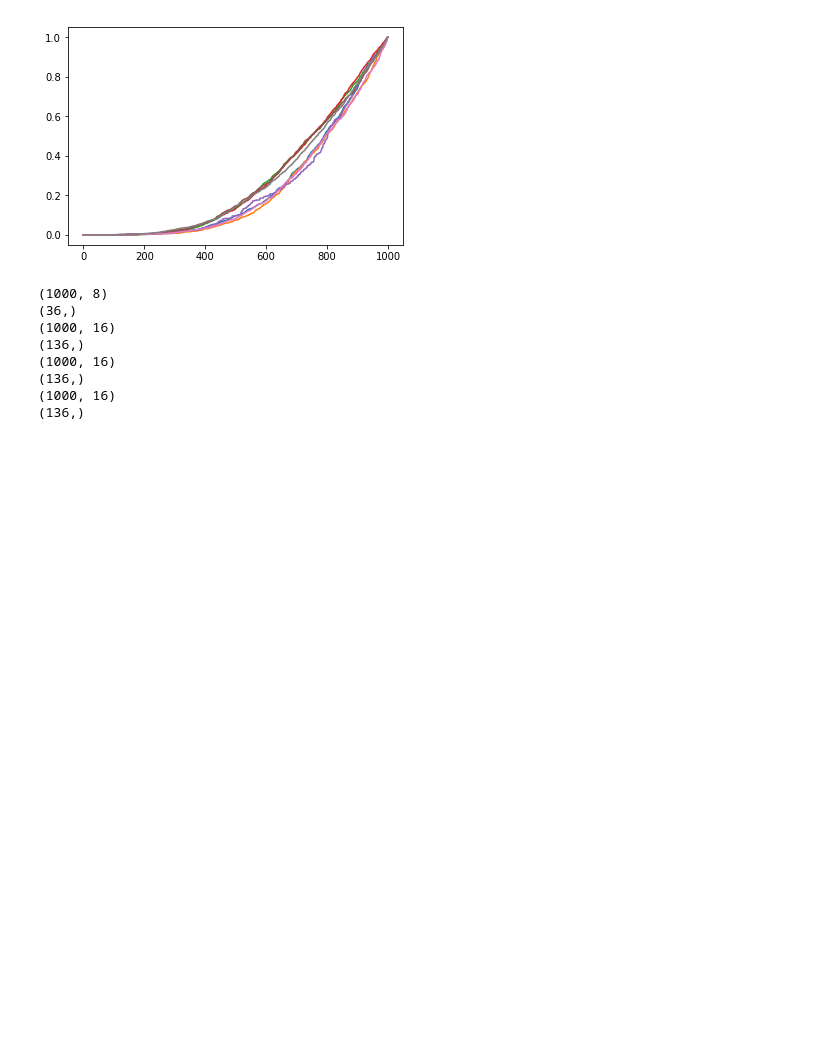
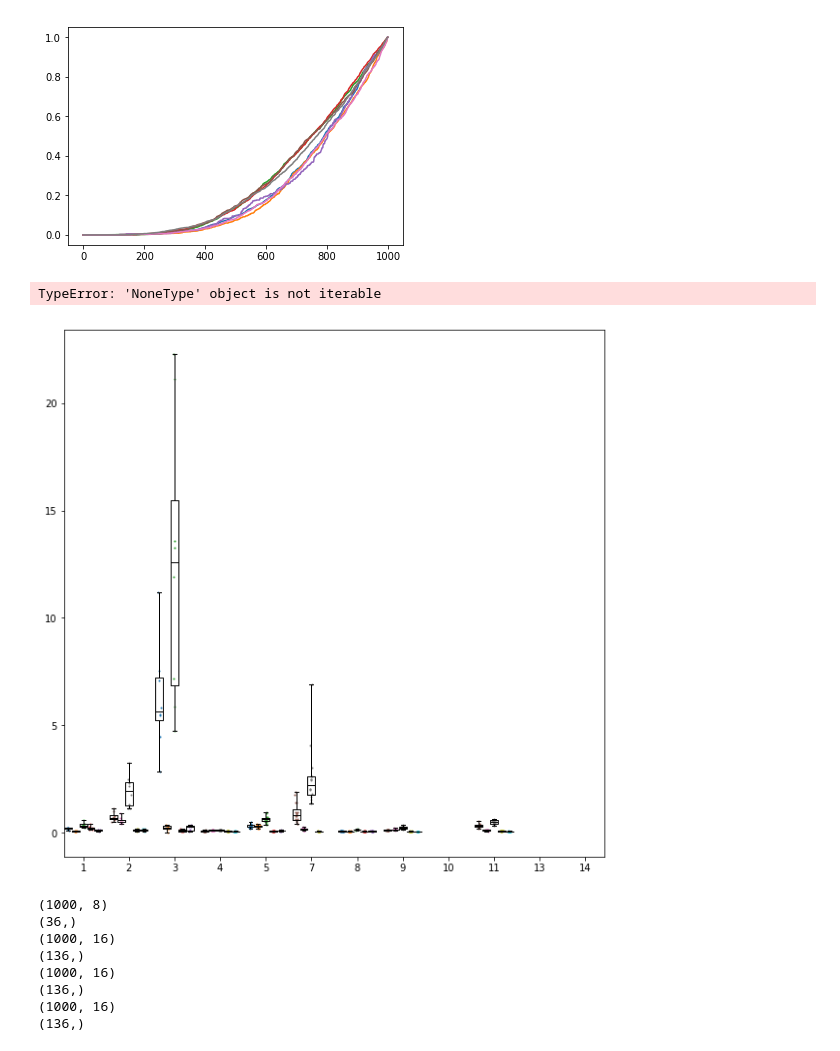
Before and after one commit to theilmbh/NeuralTDA, a Jupyter notebook: notebooks/pub/BettiCurve_Stimuli_Correlations.ipynb, the cells around one changed output. Saved outputs shown, nothing was run; the diff lists cells and outputs as text; code cells hidden in the pictures; blank space fills up the shorter version.

Commit message:
graphs

```diff
--- a/notebooks/pub/BettiCurve_Stimuli_Correlations.ipynb
+++ b/notebooks/pub/BettiCurve_Stimuli_Correlations.ipynb
@@ -168,3 +168,40 @@ print(mean_ratio)
 [ 0.35826685  1.94560195 12.49750155         nan]
 [0.2183285  0.11814276 0.09769977        nan]
 [0.10389167 0.12785518 0.2314977         nan]
+# %%
+def get_var_ratios(betti_data, bird):
+    cv_var_ratios = {}
+    var_ratios, mean_ratio = compute_variance_ratio(betti_data[bird]['bc'], normalize=nm)
+    cv_var_ratios['bc'] = var_ratios
+
+
+    var_ratios, mean_ratio = compute_variance_ratio(betti_data[bird]['bcs'], normalize=nm)
+    cv_var_ratios['bcs'] = var_ratios
+
+
+    var_ratios, mean_ratio = compute_variance_ratio(betti_data[bird]['bcst'], normalize=nm)
+    cv_var_ratios['bcst'] = var_ratios
+
+
+    var_ratios, mean_ratio = compute_variance_ratio(betti_data[bird]['bcsts'], normalize=nm)
+    cv_var_ratios['bcsts'] = var_ratios
+    var_ratios, mean_ratio = compute_variance_ratio(betti_data[bird]['bcstss'], normalize=nm)
+    cv_var_ratios['bcstss'] = var_ratios
+    return cv_var_ratios
+
+
+# make boxplot data
+bettis = [0,1,2]
+boxplot_data = []
+for bird in birds:
+    cv_var_ratios = get_var_ratios(betti_data, bird)
+    for betti in bettis:
+        for suffix in cv_var_ratios.keys():
+            betti_ratio_list = []
+            var_ratios = cv_var_ratios[suffix]
+            for stim in var_ratios.keys():
+                betti_ratio_list.append(var_ratios[stim][betti])
+            betti_ratios = np.array(betti_ratio_list)
+            boxplot_data.append(betti_ratios)
+
+boxplot_data
@@ -192,3 +314,8 @@ for stim in bcs_plot_dict.keys():
+# %%
+grouped_boxplot_with_scatter(boxplot_data, order = range(len(boxplot_data)), ngroups = 12, figsize=(10,10))
+# %% [output]
+TypeError: 'NoneType' object is not iterable
+[figure, added]
 # %%
 curve_type = 'bc'
 betti_num = 0
```
Also changed, not shown: parts of 2 cells of this notebook.
